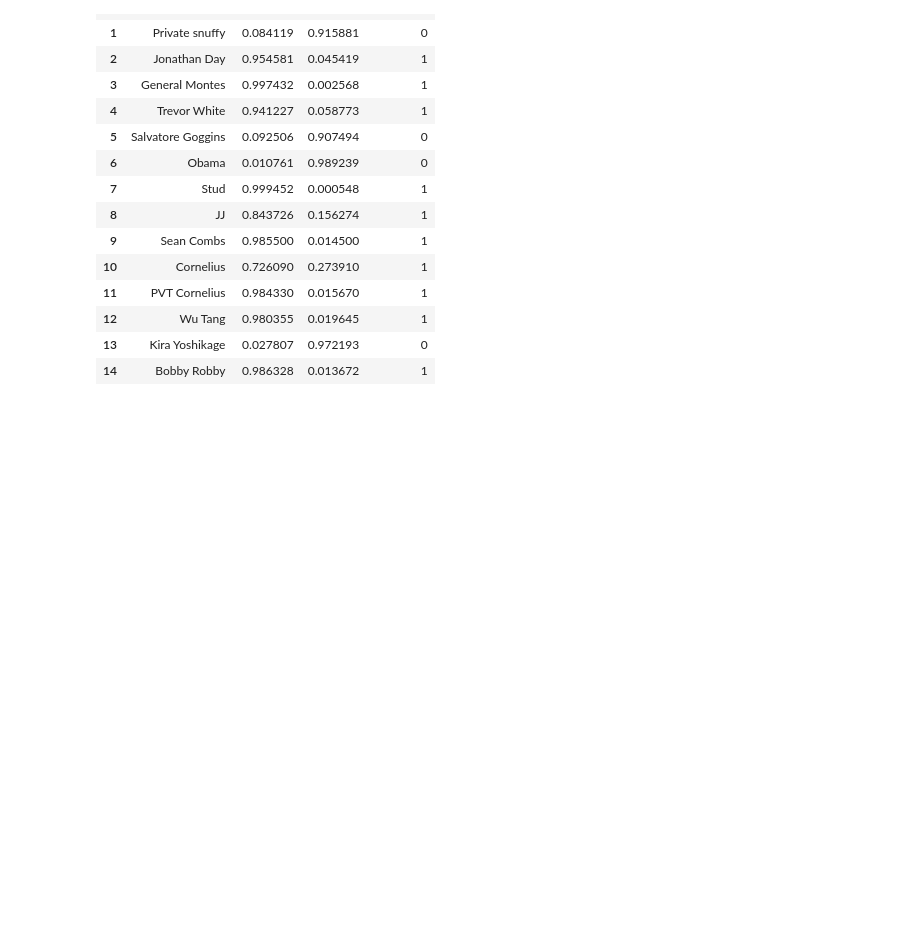
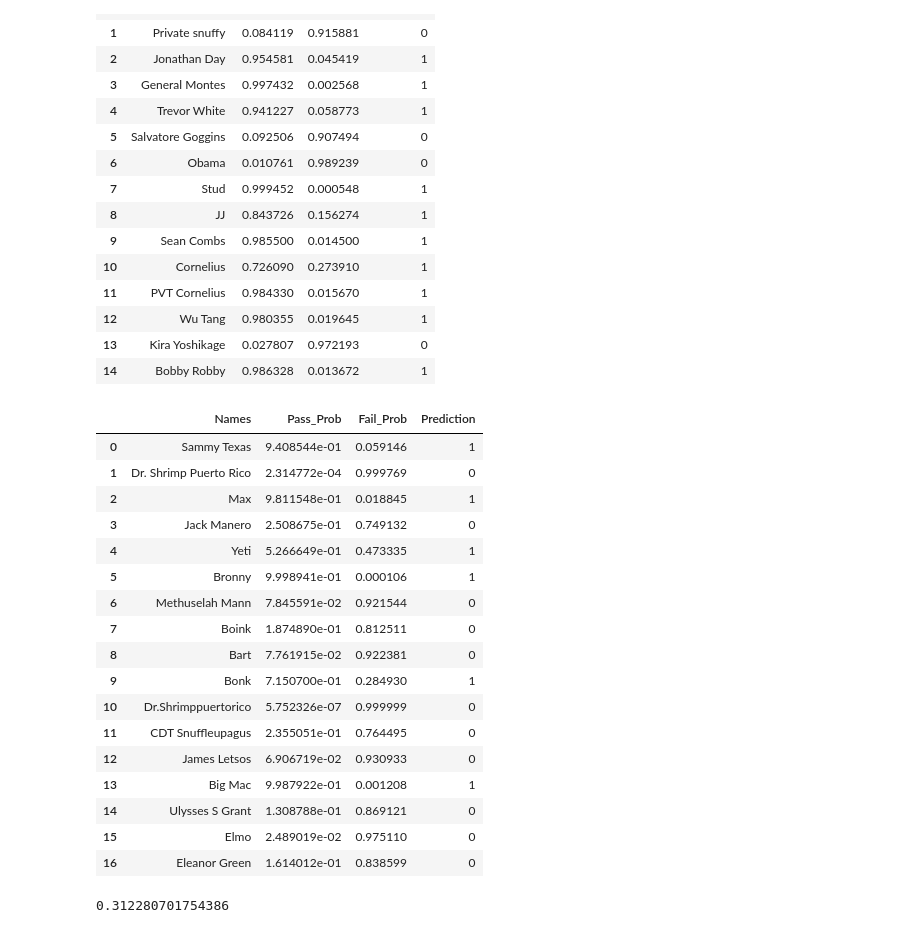
Before and after one commit to lonespear/ma103, a Jupyter notebook: ranger_school_log_reg.ipynb, the cells around one changed output. Saved outputs shown, nothing was run; the diff lists cells and outputs as text; code cells hidden in the pictures; blank space fills up the shorter version.

```diff
--- a/ranger_school_log_reg.ipynb
+++ b/ranger_school_log_reg.ipynb
@@ -483,3 +489,45 @@ results
 | 12 | Wu Tang | 0.980355 | 0.019645 | 1 |
 | 13 | Kira Yoshikage | 0.027807 | 0.972193 | 0 |
 | 14 | Bobby Robby | 0.986328 | 0.013672 | 1 |
+# %%
+d_hr = pd.read_csv('d_hr_sims.csv')
+names = d_hr.iloc[:,0].values.tolist()
+d_hr_test = d_hr.iloc[:,1:]
+d_hr_test.columns = colnames
+probs = model.predict_proba(d_hr_test)
+preds = model.predict(d_hr_test)
+pass_probs = probs[:, 1]  # Probability of passing (class 1)
+fail_probs = probs[:, 0]  # Probability of failing (class 0)
+
+# Create the results DataFrame
+results = pd.DataFrame({
+    'Names': names,
+    'Pass_Prob': pass_probs,
+    'Fail_Prob': fail_probs,
+    'Prediction': preds
+})
+# %%
+results
+# %% [output]
+|  | Names | Pass_Prob | Fail_Prob | Prediction |
+| 0 | Sammy Texas | 9.408544e-01 | 0.059146 | 1 |
+| 1 | Dr. Shrimp Puerto Rico | 2.314772e-04 | 0.999769 | 0 |
+| 2 | Max | 9.811548e-01 | 0.018845 | 1 |
+| 3 | Jack Manero | 2.508675e-01 | 0.749132 | 0 |
+| 4 | Yeti | 5.266649e-01 | 0.473335 | 1 |
+| 5 | Bronny | 9.998941e-01 | 0.000106 | 1 |
+| 6 | Methuselah Mann | 7.845591e-02 | 0.921544 | 0 |
+| 7 | Boink | 1.874890e-01 | 0.812511 | 0 |
+| 8 | Bart | 7.761915e-02 | 0.922381 | 0 |
+| 9 | Bonk | 7.150700e-01 | 0.284930 | 1 |
+| 10 | Dr.Shrimppuertorico | 5.752326e-07 | 0.999999 | 0 |
+| 11 | CDT Snuffleupagus | 2.355051e-01 | 0.764495 | 0 |
+| 12 | James Letsos | 6.906719e-02 | 0.930933 | 0 |
+| 13 | Big Mac | 9.987922e-01 | 0.001208 | 1 |
+| 14 | Ulysses S Grant | 1.308788e-01 | 0.869121 | 0 |
+| 15 | Elmo | 2.489019e-02 | 0.975110 | 0 |
+| 16 | Eleanor Green | 1.614012e-01 | 0.838599 | 0 |
+# %%
+df.Ranger_tab.mean()
+# %% [output]
+0.312280701754386
```
Also changed, not shown: parts of 3 cells of this notebook.
